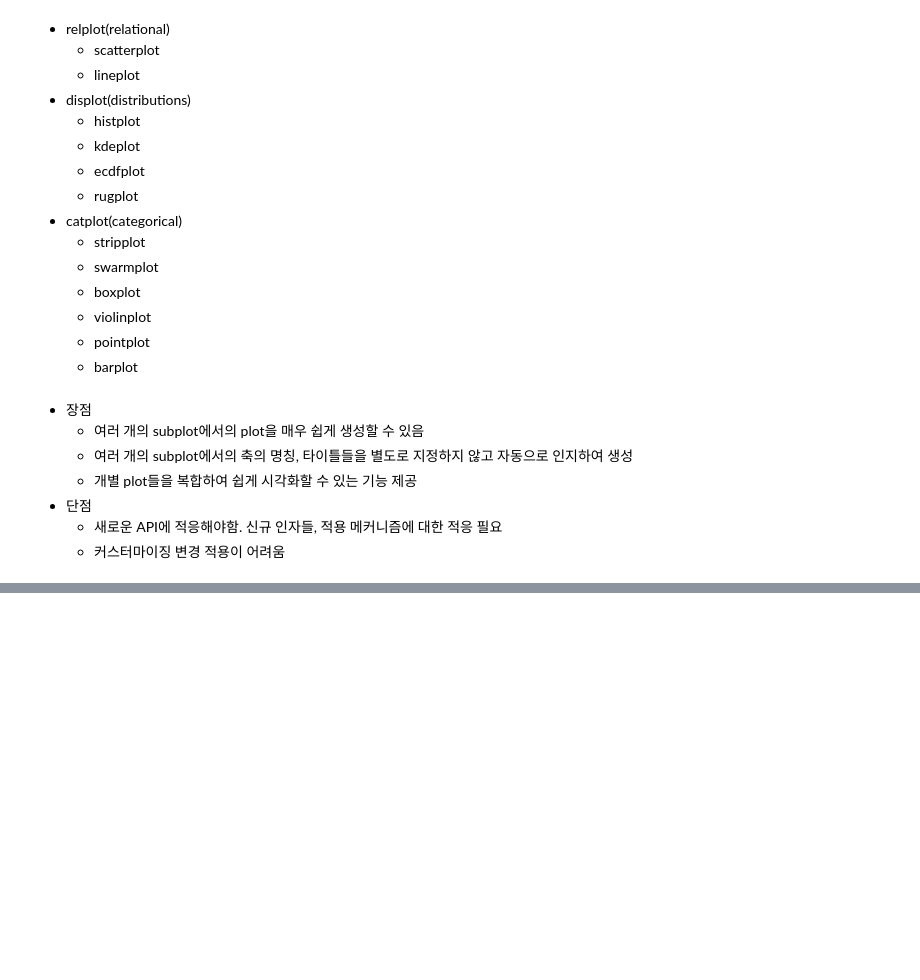
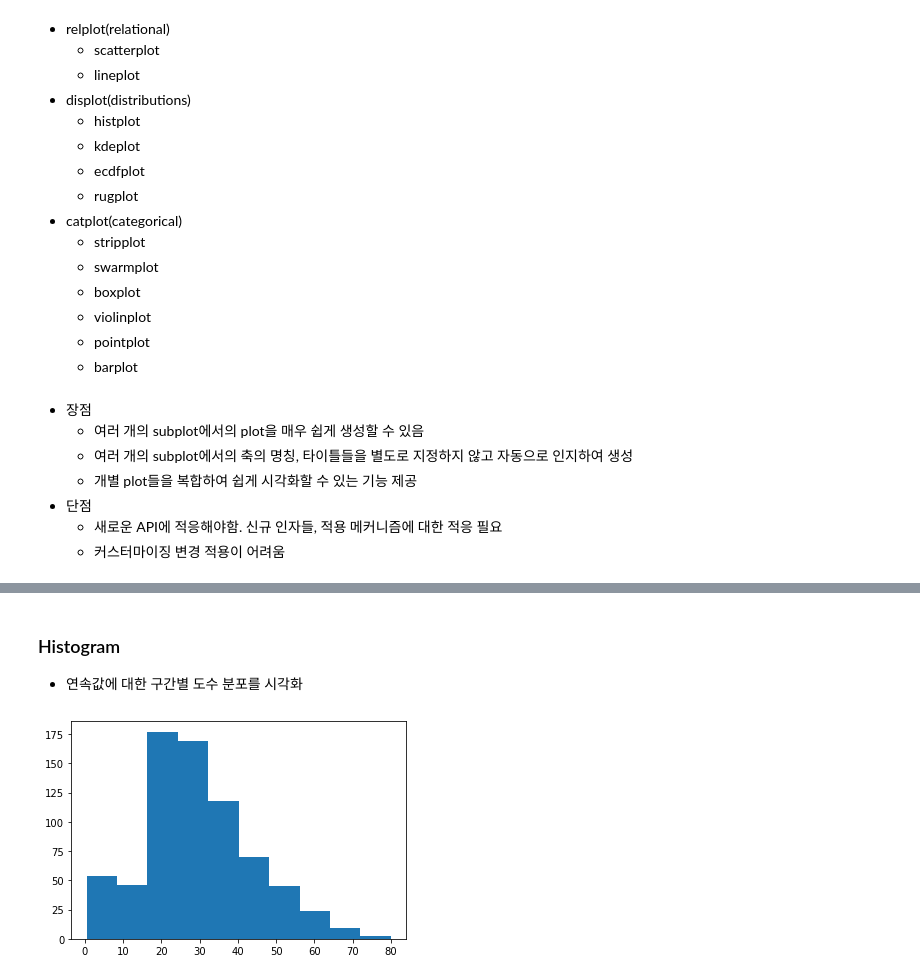
Before and after one commit to 201411096/study_AI, a Jupyter notebook: lectures/2_파이썬 머신러닝 완벽 가이드/시각화(Visualization)/3_Visualization_Seaborn.ipynb, the cells around one changed output, grey strips where cells are left out. Saved outputs shown, nothing was run; the diff lists cells and outputs as text; code cells hidden in the pictures; blank space fills up the shorter version.

```diff
--- a/lectures/2_파이썬 머신러닝 완벽 가이드/시각화(Visualization)/3_Visualization_Seaborn.ipynb
+++ b/lectures/2_파이썬 머신러닝 완벽 가이드/시각화(Visualization)/3_Visualization_Seaborn.ipynb
@@ -45,0 +52,5 @@ Image("img/seaborn-axeslevel&figurelevel.png")
+# %%
+import pandas as pd
+
+titanic_df = pd.read_csv('train.csv')
+titanic_df.head(5)
@@ -45,0 +64,12 @@ Image("img/seaborn-axeslevel&figurelevel.png")
+# %% [markdown]
+### Histogram
+
+* 연속값에 대한 구간별 도수 분포를 시각화
+# %%
+### matplotlib histogram
+import matplotlib.pyplot as plt
+
+plt.hist(titanic_df['Age'])
+plt.show()
+# %% [output]
+[figure, added]
```
Also changed, not shown: parts of 14 cells of this notebook, 1 other file.
